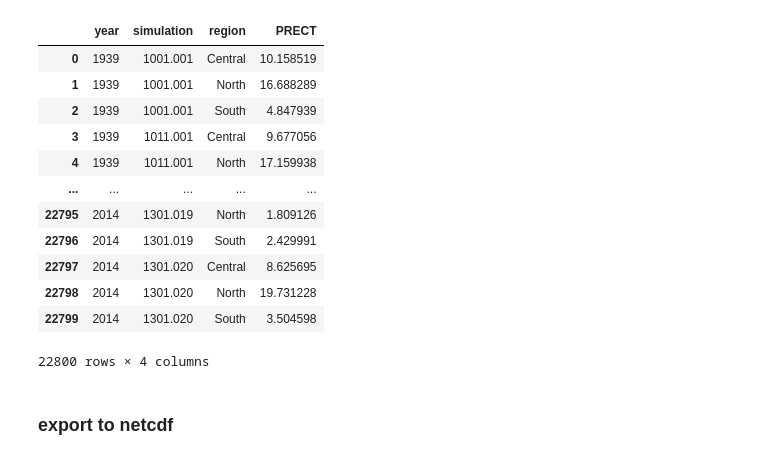
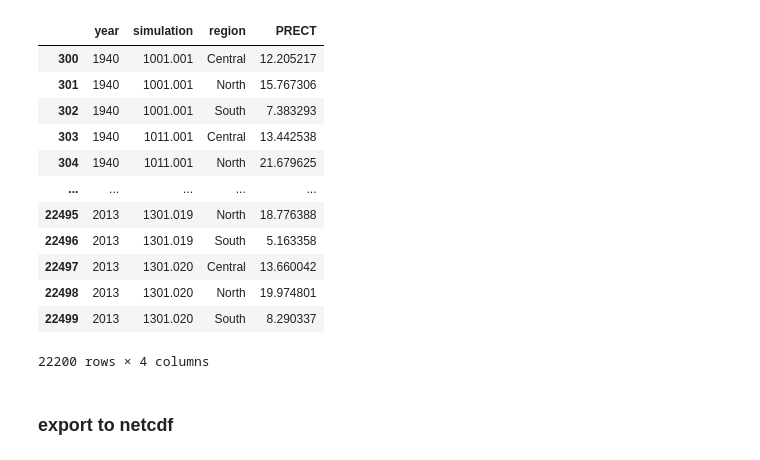
Before and after one commit to mtvaden1/California_Climate_Capstone, a Jupyter notebook: PRECT_Parser.ipynb, the cells around one changed output. Drawn from its saved outputs; the diff is of its cells as text; code cells hidden in the pictures.

```diff
--- a/PRECT_Parser.ipynb
+++ b/PRECT_Parser.ipynb
@@ -74,21 +74,22 @@ for filename in os.listdir(directory_path):
         calc_prect(file_path)
 # %%
 dataframes = dataframes.groupby(['year', 'simulation', 'region'])['PRECT'].sum().reset_index()
+dataframes = dataframes[(dataframes['year'] != '1939') & (dataframes['year'] != '2014')]
 dataframes
 # %% [output]
 |  | year | simulation | region | PRECT |
-| 0 | 1939 | 1001.001 | Central | 10.158519 |
-| 1 | 1939 | 1001.001 | North | 16.688289 |
-| 2 | 1939 | 1001.001 | South | 4.847939 |
-| 3 | 1939 | 1011.001 | Central | 9.677056 |
-| 4 | 1939 | 1011.001 | North | 17.159938 |
+| 300 | 1940 | 1001.001 | Central | 12.205217 |
+| 301 | 1940 | 1001.001 | North | 15.767306 |
+| 302 | 1940 | 1001.001 | South | 7.383293 |
+| 303 | 1940 | 1011.001 | Central | 13.442538 |
+| 304 | 1940 | 1011.001 | North | 21.679625 |
 | ... | ... | ... | ... | ... |
-| 22795 | 2014 | 1301.019 | North | 1.809126 |
-| 22796 | 2014 | 1301.019 | South | 2.429991 |
-| 22797 | 2014 | 1301.020 | Central | 8.625695 |
-| 22798 | 2014 | 1301.020 | North | 19.731228 |
-| 22799 | 2014 | 1301.020 | South | 3.504598 |
+| 22495 | 2013 | 1301.019 | North | 18.776388 |
+| 22496 | 2013 | 1301.019 | South | 5.163358 |
+| 22497 | 2013 | 1301.020 | Central | 13.660042 |
+| 22498 | 2013 | 1301.020 | North | 19.974801 |
+| 22499 | 2013 | 1301.020 | South | 8.290337 |
-22800 rows × 4 columns
+22200 rows × 4 columns
 # %% [markdown]
 ### export to netcdf
 # %%
```
Also changed, not shown: parts of 1 cell of this notebook, 2 other files.
